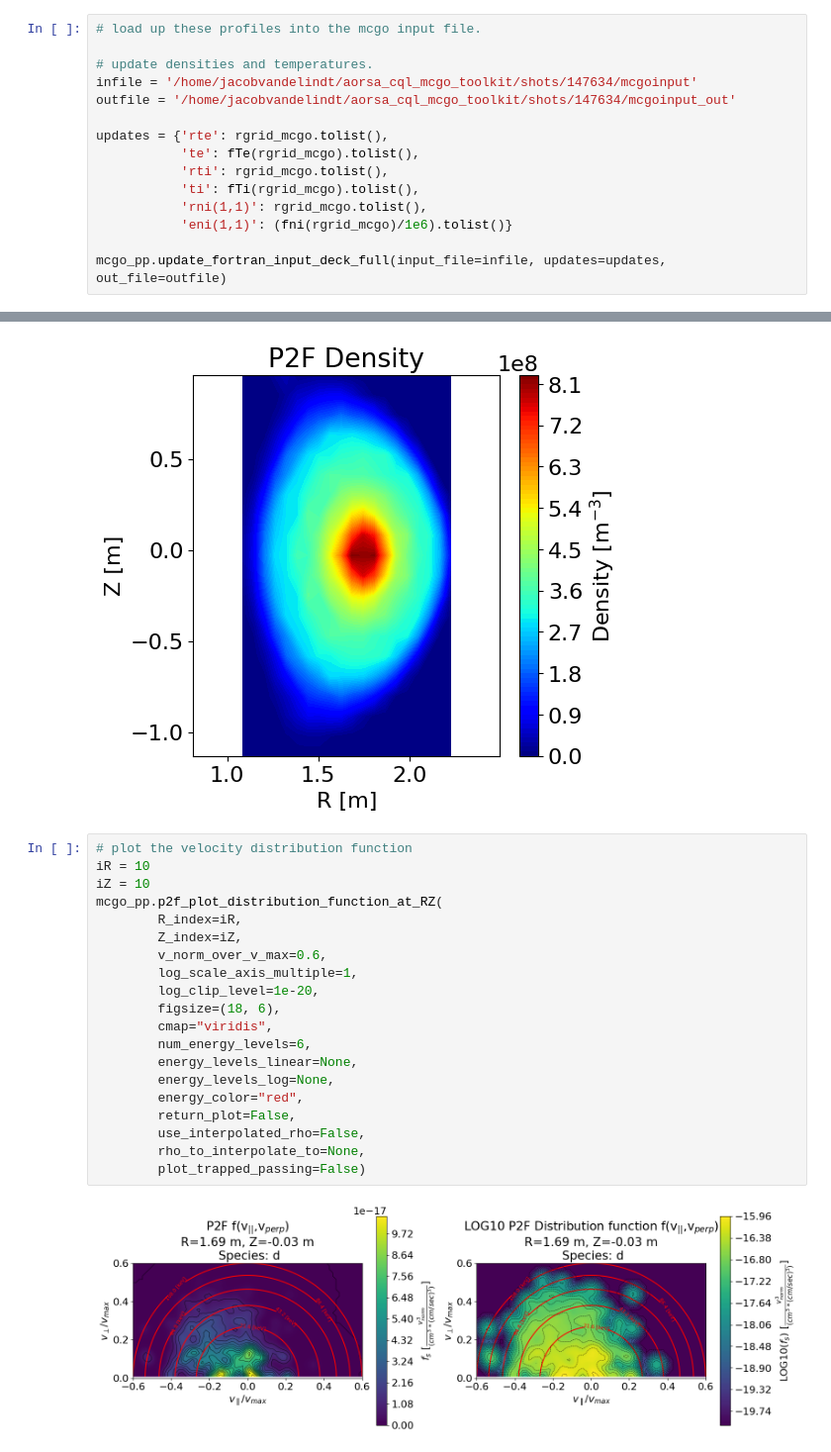
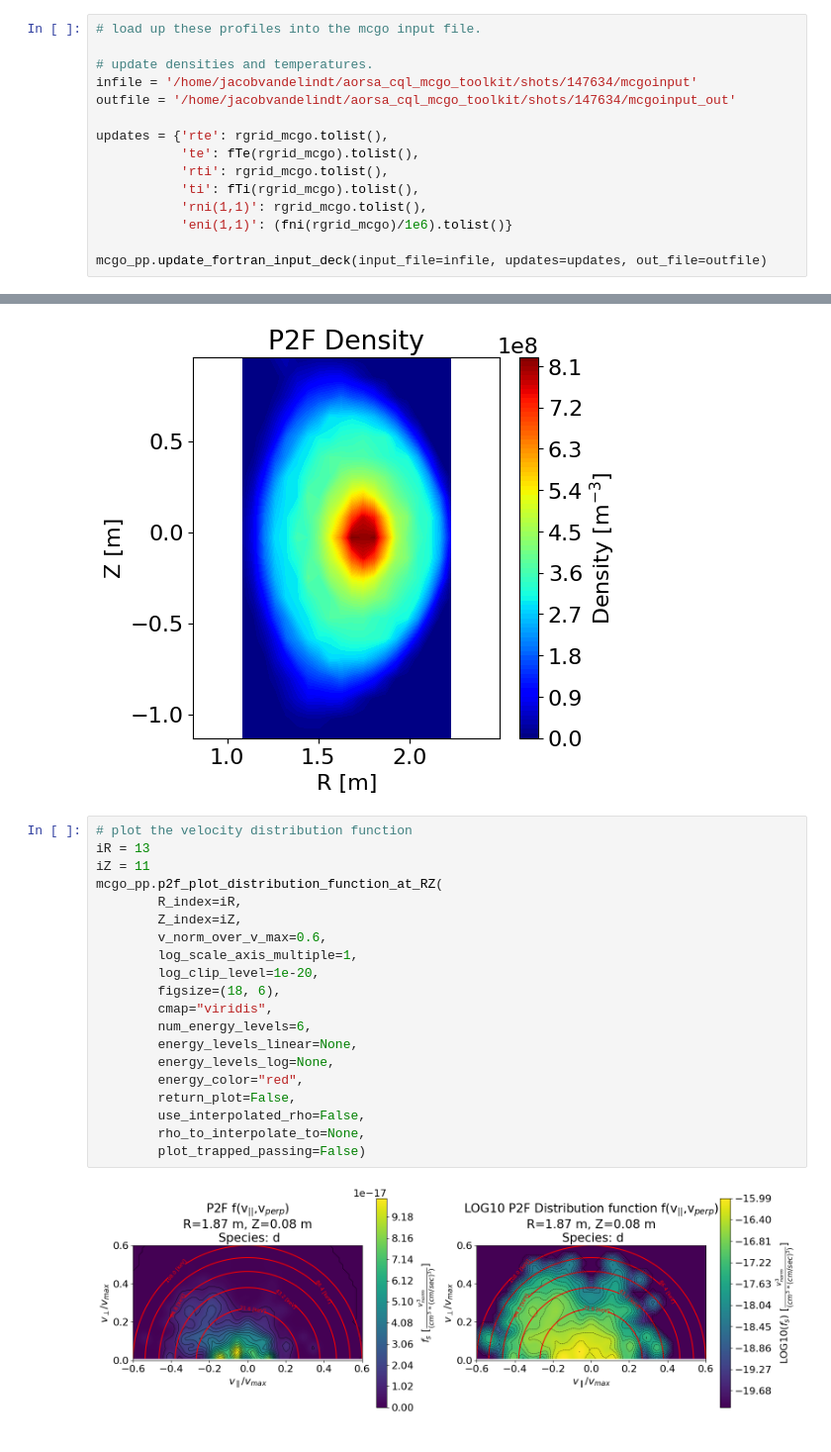
Before and after one commit to vandelij/aorsa_cql_mcgo_toolkit, a Jupyter notebook: shots/147634/mcgo_setup_and_pp.ipynb, the cells around one changed output, grey strips where cells are left out. Shown at 99% size. Saved outputs shown, nothing was run; the diff lists cells and outputs as text.

Commit message:
added mcgo p2f work in progress

```diff
--- a/shots/147634/mcgo_setup_and_pp.ipynb
+++ b/shots/147634/mcgo_setup_and_pp.ipynb
@@ -105,7 +105,7 @@ updates = {'rte': rgrid_mcgo.tolist(),
            'rni(1,1)': rgrid_mcgo.tolist(),
            'eni(1,1)': (fni(rgrid_mcgo)/1e6).tolist()}
 
-mcgo_pp.update_fortran_input_deck_full(input_file=infile, updates=updates, out_file=outfile)
+mcgo_pp.update_fortran_input_deck(input_file=infile, updates=updates, out_file=outfile)
 # %%
 # Section 2: Post Processing
 # %%
@@ -164,23 +179,23 @@ mcgo_pp.p2f_plot_density_RZ(figsize=(8,8))
 [figure]
 # %%
 # plot the velocity distribution function
-iR = 10
-iZ = 10
+iR = 13
+iZ = 11
 mcgo_pp.p2f_plot_distribution_function_at_RZ(
         R_index=iR,
         Z_index=iZ,
         v_norm_over_v_max=0.6,
         log_scale_axis_multiple=1,
         log_clip_level=1e-20,
         figsize=(18, 6),
         cmap="viridis",
         num_energy_levels=6,
         energy_levels_linear=None,
         energy_levels_log=None,
         energy_color="red",
         return_plot=False,
         use_interpolated_rho=False,
         rho_to_interpolate_to=None,
         plot_trapped_passing=False)
 # %% [output]
-[figure, old version]
+[figure, new version]
```
Also changed, not shown: parts of 9 cells of this notebook, 11 other files.
